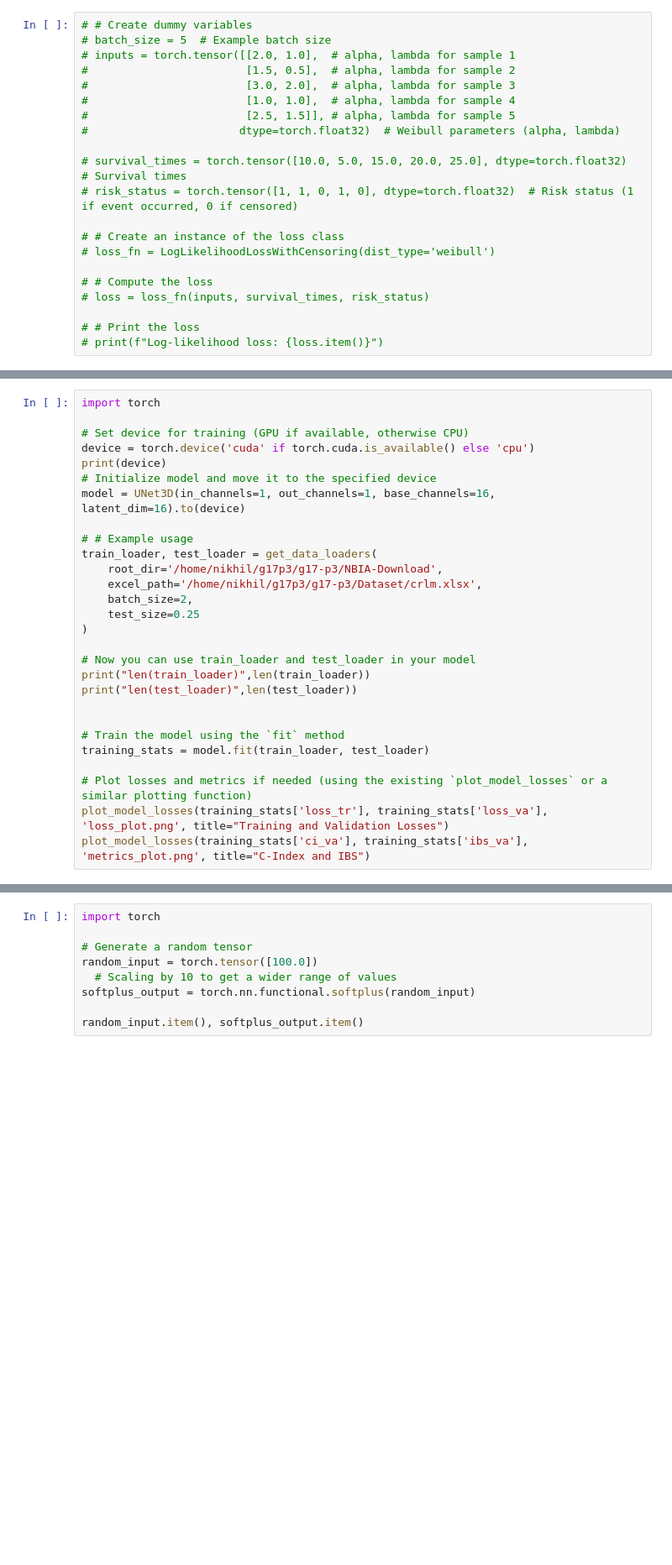
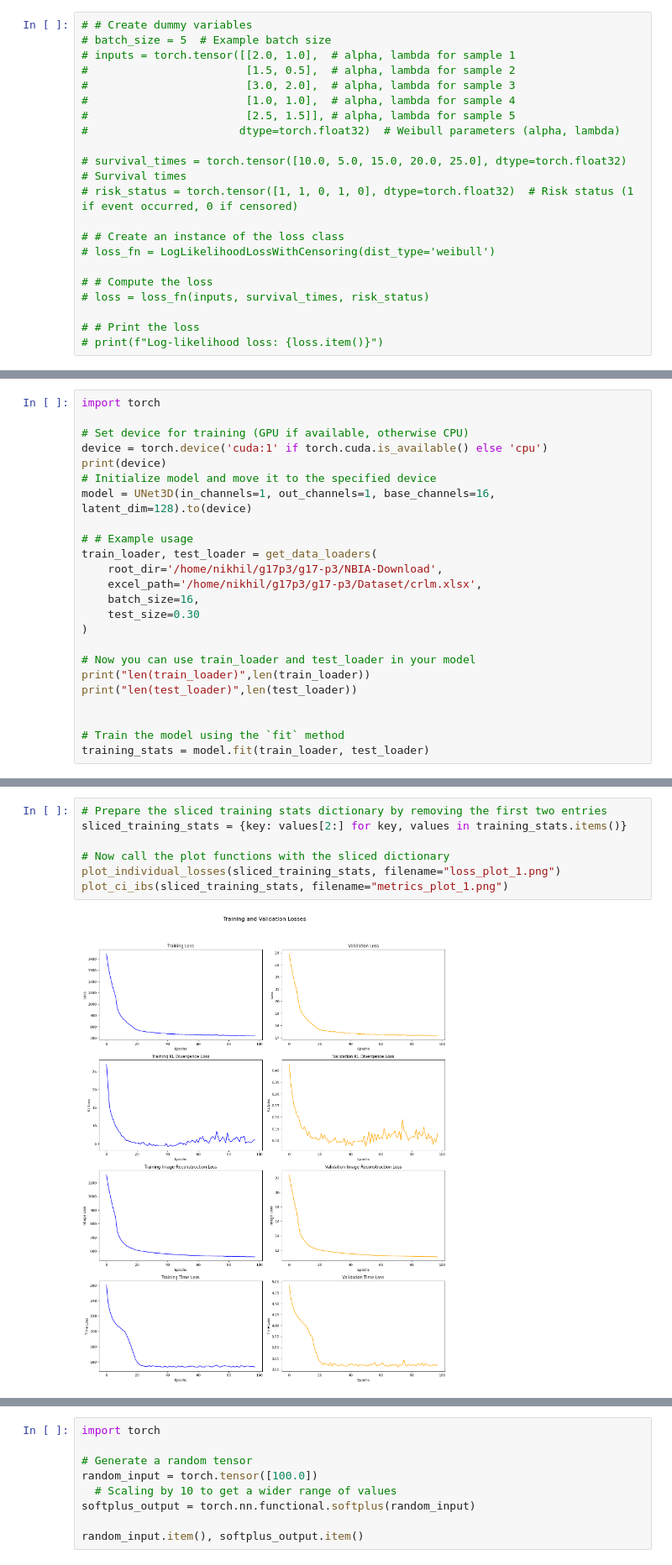
Before and after one commit to nickel-04/3D-VAE-for-Survival-Analysis, a Jupyter notebook: src/module1.ipynb, the cells around one changed output, grey strips where cells are left out. Shown: that part at 84% size. Drawn from its saved outputs; the diff is of its cells as text; blank space fills up the shorter version.

Commit message:
train

```diff
--- a/src/module1.ipynb
+++ b/src/module1.ipynb
@@ -611,17 +765,17 @@ def plot_model_losses(train_loss, val_loss, fig_path, title, x_label='Epochs'):
 import torch
 
 # Set device for training (GPU if available, otherwise CPU)
-device = torch.device('cuda' if torch.cuda.is_available() else 'cpu')
+device = torch.device('cuda:1' if torch.cuda.is_available() else 'cpu')
 print(device)
 # Initialize model and move it to the specified device
-model = UNet3D(in_channels=1, out_channels=1, base_channels=16, latent_dim=16).to(device)
+model = UNet3D(in_channels=1, out_channels=1, base_channels=16, latent_dim=128).to(device)
 
 # # Example usage
 train_loader, test_loader = get_data_loaders(
     root_dir='/home/nikhil/g17p3/g17-p3/NBIA-Download',
     excel_path='/home/nikhil/g17p3/g17-p3/Dataset/crlm.xlsx',
-    batch_size=2,
-    test_size=0.25
+    batch_size=16,
+    test_size=0.30
 )
 
 # Now you can use train_loader and test_loader in your model
@@ -631,8 +785,4 @@ print("len(test_loader)",len(test_loader))
 
 # Train the model using the `fit` method
 training_stats = model.fit(train_loader, test_loader)
-
-# Plot losses and metrics if needed (using the existing `plot_model_losses` or a similar plotting function)
-plot_model_losses(training_stats['loss_tr'], training_stats['loss_va'], 'loss_plot.png', title="Training and Validation Losses")
-plot_model_losses(training_stats['ci_va'], training_stats['ibs_va'], 'metrics_plot.png', title="C-Index and IBS")
 # %% [output]
@@ -649,0 +907,9 @@ ValueError: Non-finite loss encountered, check inputs for stability issues.
+# %%
+# Prepare the sliced training stats dictionary by removing the first two entries
+sliced_training_stats = {key: values[2:] for key, values in training_stats.items()}
+
+# Now call the plot functions with the sliced dictionary
+plot_individual_losses(sliced_training_stats, filename="loss_plot_1.png")
+plot_ci_ibs(sliced_training_stats, filename="metrics_plot_1.png")
+# %% [output]
+[figure, added]
```
Also changed, not shown: parts of 28 cells of this notebook, 18 other files.
